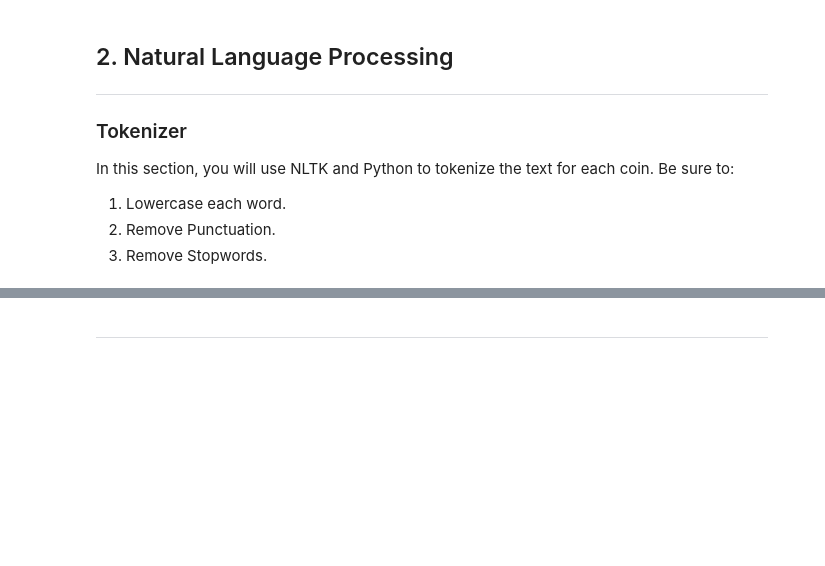
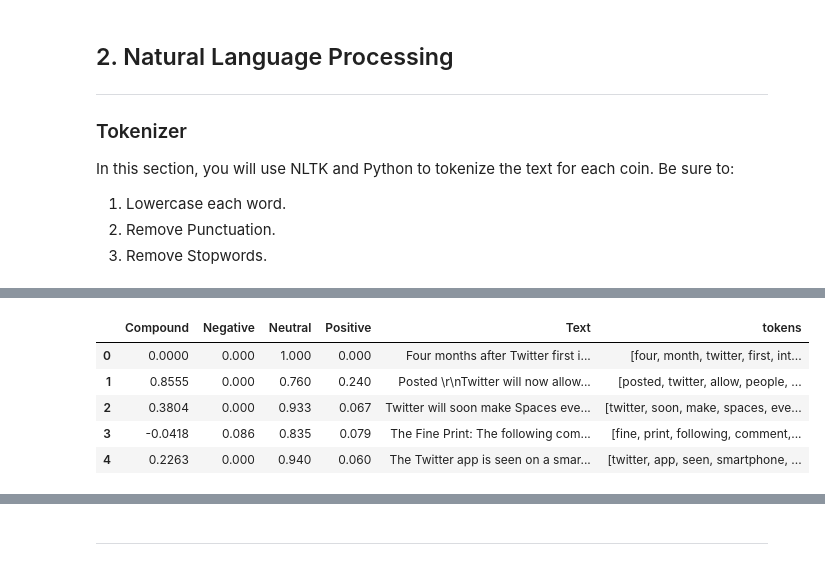
Before and after one commit to colubriale/12-NLP, a Jupyter notebook: Instructions/Starter_Code/crypto_sentiment.ipynb, the cells around one changed output, grey strips where cells are left out. Saved outputs shown, nothing was run; the diff lists cells and outputs as text; code cells hidden in the pictures; blank space fills up the shorter version.

```diff
--- a/Instructions/Starter_Code/crypto_sentiment.ipynb
+++ b/Instructions/Starter_Code/crypto_sentiment.ipynb
@@ -181,10 +251,13 @@ from string import punctuation
 import re
 # %%
 # Instantiate the lemmatizer
-# YOUR CODE HERE!
+lemmatizer = WordNetLemmatizer()
 
 # Create a list of stopwords
-# YOUR CODE HERE!
+sw = stopwords.words('english')
+
 
 # Expand the default stopwords list if necessary
-# YOUR CODE HERE!
+
+sw.append('badwordz')
+print(sw)
@@ -194,19 +269,18 @@ def tokenizer(text):
     """Tokenizes text."""
 
     # Remove the punctuation from text
-
+    regex = re.compile("[^a-zA-Z ]")
 
     # Create a tokenized list of the words
-
+    re_clean = regex.sub('', text)
+    words = word_tokenize(re_clean)
 
     # Lemmatize words into root words
-
+    lem = [lemmatizer.lemmatize(word) for word in words]
 
     # Convert the words to lowercase
-
-
-    # Remove the stop words
-
+    # and  Remove the stop words # I use "not in sw]"
+    tokens = [word.lower() for word in lem if word.lower() not in sw]
 
     return tokens
 # %%
@@ -217,0 +317,16 @@ def tokenizer(text):
+# %%
+# Create a new tokens column for Bitcoin
+tokens =[]
+for i in range(len(df_btc_sentiment)) :
+    article_tokens = tokenizer(df_btc_sentiment["Text"][i])
+    tokens.append(article_tokens)
+
+df_btc_sentiment["tokens"] = tokens
+df_btc_sentiment.head()
+# %% [output]
+|  | Compound | Negative | Neutral | Positive | Text | tokens |
+| 0 | 0.0000 | 0.000 | 1.000 | 0.000 | Four months after Twitter first i... | [four, month, twitter, first, int... |
+| 1 | 0.8555 | 0.000 | 0.760 | 0.240 | Posted \r\nTwitter will now allow... | [posted, twitter, allow, people, ... |
+| 2 | 0.3804 | 0.000 | 0.933 | 0.067 | Twitter will soon make Spaces eve... | [twitter, soon, make, spaces, eve... |
+| 3 | -0.0418 | 0.086 | 0.835 | 0.079 | The Fine Print: The following com... | [fine, print, following, comment,... |
+| 4 | 0.2263 | 0.000 | 0.940 | 0.060 | The Twitter app is seen on a smar... | [twitter, app, seen, smartphone, ... |
```
Also changed, not shown: parts of 38 cells of this notebook.
